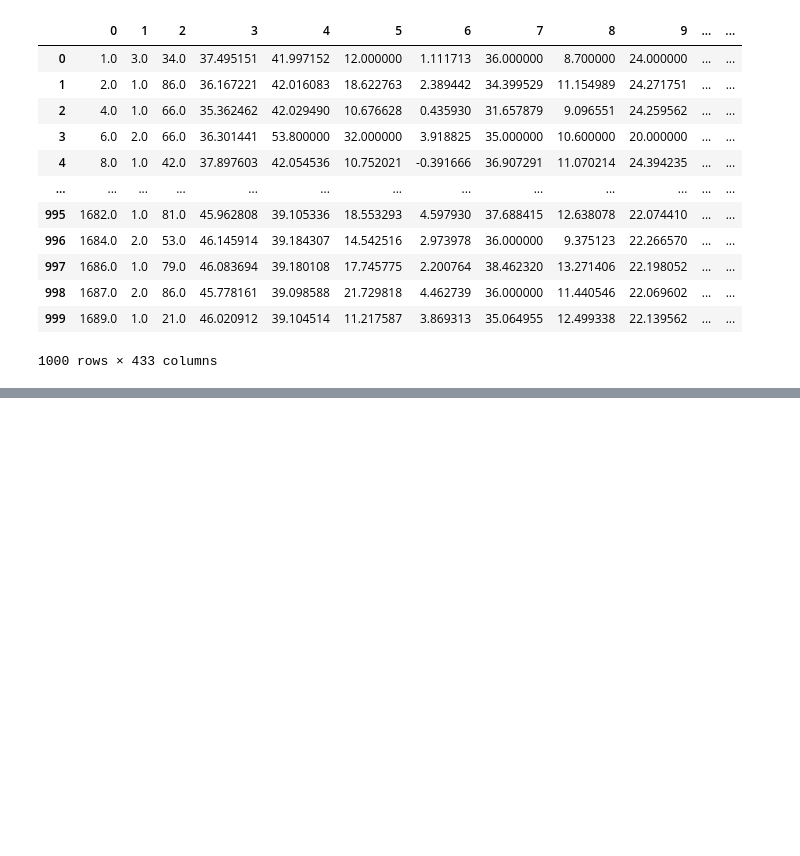
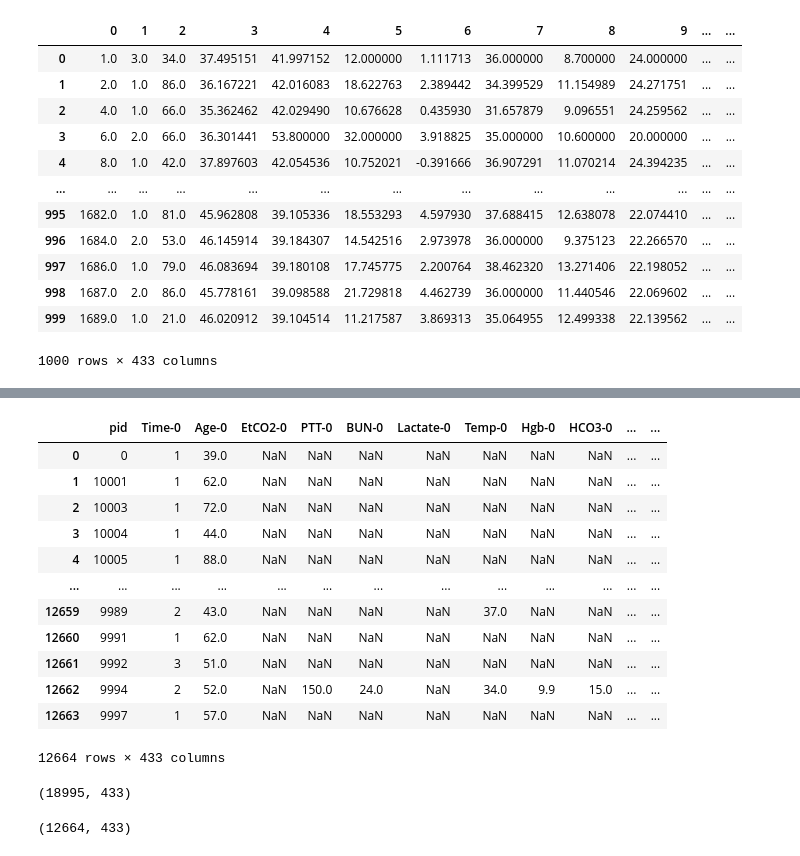
Before and after one commit to simondanielsson/intro-ml, a Jupyter notebook: task2/exploration/exploration_simon.ipynb, the cells around one changed output, grey strips where cells are left out. Saved outputs shown, nothing was run; the diff lists cells and outputs as text; code cells hidden in the pictures; blank space fills up the shorter version.

```diff
--- a/task2/exploration/exploration_simon.ipynb
+++ b/task2/exploration/exploration_simon.ipynb
@@ -242,0 +360,24 @@ pd.DataFrame(X_imputed_)
+# %%
+data_p
+# %% [output]
+|  | pid | Time-0 | Age-0 | EtCO2-0 | PTT-0 | BUN-0 | Lactate-0 | Temp-0 | Hgb-0 | HCO3-0 | ... | ... |
+| 0 | 0 | 1 | 39.0 | NaN | NaN | NaN | NaN | NaN | NaN | NaN | ... | ... |
+| 1 | 10001 | 1 | 62.0 | NaN | NaN | NaN | NaN | NaN | NaN | NaN | ... | ... |
+| 2 | 10003 | 1 | 72.0 | NaN | NaN | NaN | NaN | NaN | NaN | NaN | ... | ... |
+| 3 | 10004 | 1 | 44.0 | NaN | NaN | NaN | NaN | NaN | NaN | NaN | ... | ... |
+| 4 | 10005 | 1 | 88.0 | NaN | NaN | NaN | NaN | NaN | NaN | NaN | ... | ... |
+| ... | ... | ... | ... | ... | ... | ... | ... | ... | ... | ... | ... | ... |
+| 12659 | 9989 | 2 | 43.0 | NaN | NaN | NaN | NaN | 37.0 | NaN | NaN | ... | ... |
+| 12660 | 9991 | 1 | 62.0 | NaN | NaN | NaN | NaN | NaN | NaN | NaN | ... | ... |
+| 12661 | 9992 | 3 | 51.0 | NaN | NaN | NaN | NaN | NaN | NaN | NaN | ... | ... |
+| 12662 | 9994 | 2 | 52.0 | NaN | 150.0 | 24.0 | NaN | 34.0 | 9.9 | 15.0 | ... | ... |
+| 12663 | 9997 | 1 | 57.0 | NaN | NaN | NaN | NaN | NaN | NaN | NaN | ... | ... |
+12664 rows × 433 columns
+# %%
+X_ts.shape
+# %% [output]
+(18995, 433)
+# %%
+data_p.shape
+# %% [output]
+(12664, 433)
```
Also changed, not shown: parts of 14 cells of this notebook, 17 other files.
